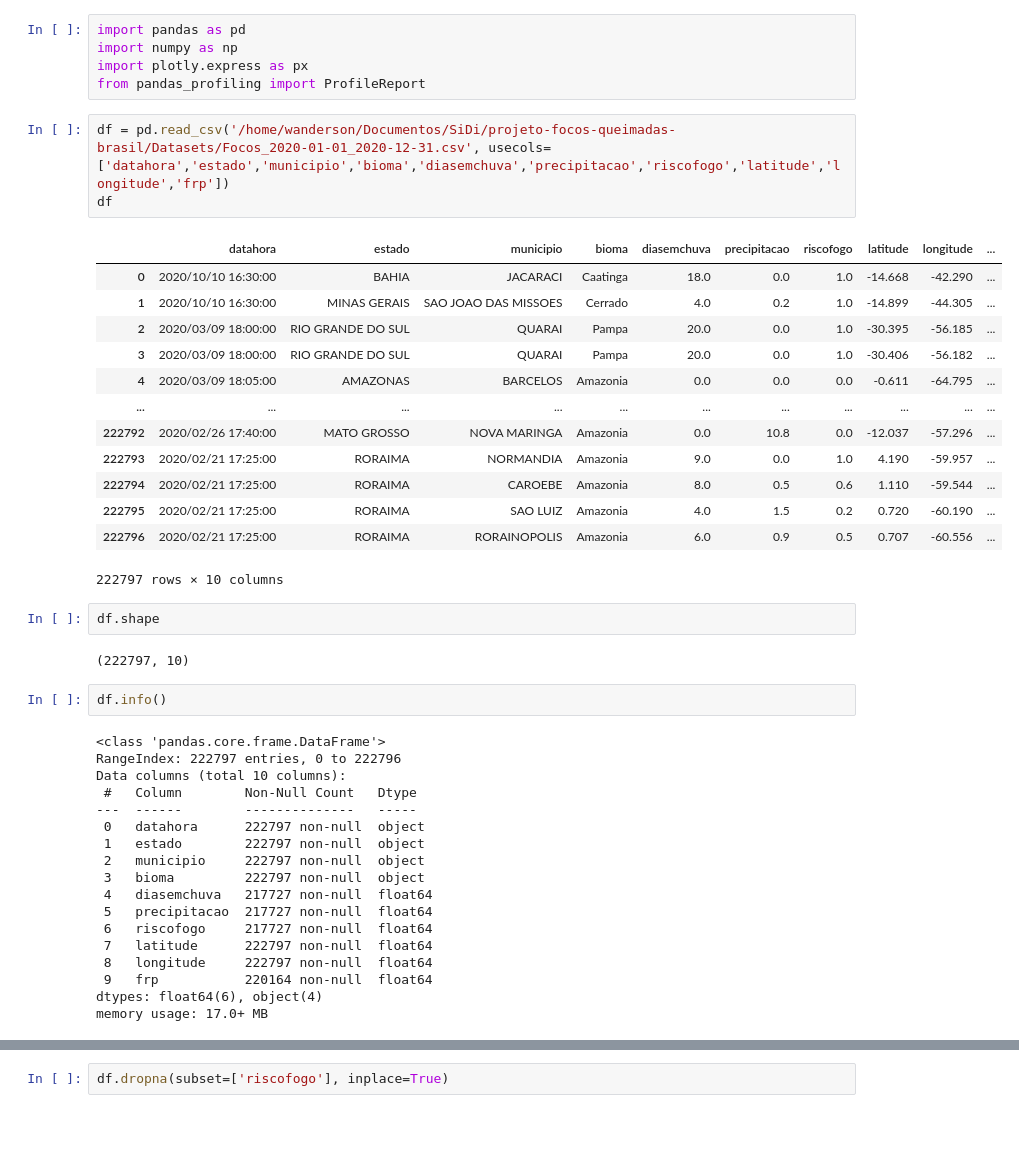
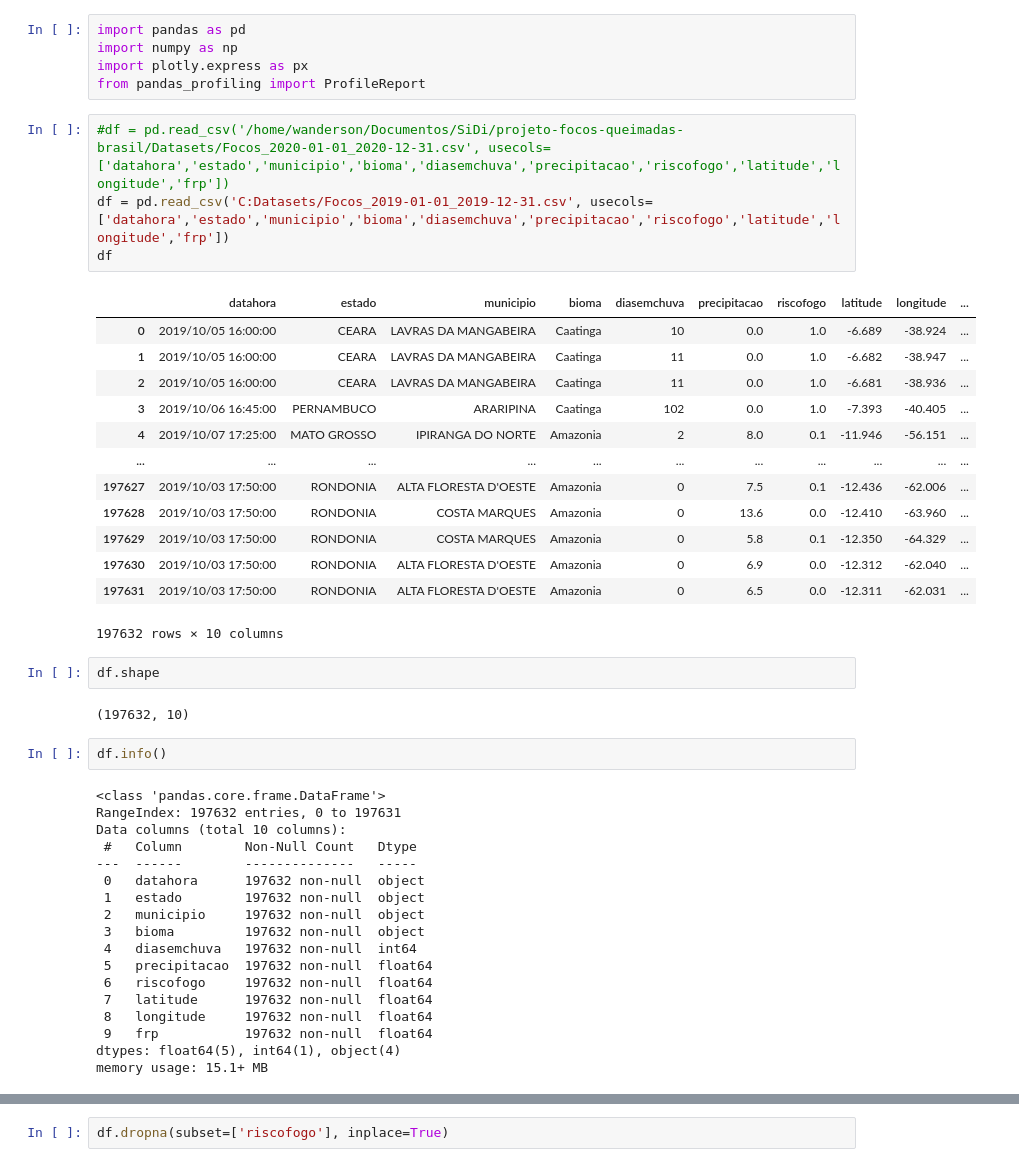
Before and after one commit to david-monte/projeto-focos-queimadas-brasil, a Jupyter notebook: Projeto de Focos de Queimadas no Brasil - 2020.ipynb, the cells around one changed output, grey strips where cells are left out. Drawn from its saved outputs; the diff is of its cells as text; blank space fills up the shorter version.

```diff
--- a/Projeto de Focos de Queimadas no Brasil - 2020.ipynb
+++ b/Projeto de Focos de Queimadas no Brasil - 2020.ipynb
@@ -4,46 +4,47 @@ import numpy as np
 import plotly.express as px
 from pandas_profiling import ProfileReport
 # %%
-df = pd.read_csv('/home/wanderson/Documentos/SiDi/projeto-focos-queimadas-brasil/Datasets/Focos_2020-01-01_2020-12-31.csv', usecols=['datahora','estado','municipio','bioma','diasemchuva','precipitacao','riscofogo','latitude','longitude','frp'])
+#df = pd.read_csv('/home/wanderson/Documentos/SiDi/projeto-focos-queimadas-brasil/Datasets/Focos_2020-01-01_2020-12-31.csv', usecols=['datahora','estado','municipio','bioma','diasemchuva','precipitacao','riscofogo','latitude','longitude','frp'])
+df = pd.read_csv('C:Datasets/Focos_2019-01-01_2019-12-31.csv', usecols=['datahora','estado','municipio','bioma','diasemchuva','precipitacao','riscofogo','latitude','longitude','frp'])
 df
 # %% [output]
 |  | datahora | estado | municipio | bioma | diasemchuva | precipitacao | riscofogo | latitude | longitude | ... |
-| 0 | 2020/10/10 16:30:00 | BAHIA | JACARACI | Caatinga | 18.0 | 0.0 | 1.0 | -14.668 | -42.290 | ... |
-| 1 | 2020/10/10 16:30:00 | MINAS GERAIS | SAO JOAO DAS MISSOES | Cerrado | 4.0 | 0.2 | 1.0 | -14.899 | -44.305 | ... |
-| 2 | 2020/03/09 18:00:00 | RIO GRANDE DO SUL | QUARAI | Pampa | 20.0 | 0.0 | 1.0 | -30.395 | -56.185 | ... |
-| 3 | 2020/03/09 18:00:00 | RIO GRANDE DO SUL | QUARAI | Pampa | 20.0 | 0.0 | 1.0 | -30.406 | -56.182 | ... |
-| 4 | 2020/03/09 18:05:00 | AMAZONAS | BARCELOS | Amazonia | 0.0 | 0.0 | 0.0 | -0.611 | -64.795 | ... |
+| 0 | 2019/10/05 16:00:00 | CEARA | LAVRAS DA MANGABEIRA | Caatinga | 10 | 0.0 | 1.0 | -6.689 | -38.924 | ... |
+| 1 | 2019/10/05 16:00:00 | CEARA | LAVRAS DA MANGABEIRA | Caatinga | 11 | 0.0 | 1.0 | -6.682 | -38.947 | ... |
+| 2 | 2019/10/05 16:00:00 | CEARA | LAVRAS DA MANGABEIRA | Caatinga | 11 | 0.0 | 1.0 | -6.681 | -38.936 | ... |
+| 3 | 2019/10/06 16:45:00 | PERNAMBUCO | ARARIPINA | Caatinga | 102 | 0.0 | 1.0 | -7.393 | -40.405 | ... |
+| 4 | 2019/10/07 17:25:00 | MATO GROSSO | IPIRANGA DO NORTE | Amazonia | 2 | 8.0 | 0.1 | -11.946 | -56.151 | ... |
 | ... | ... | ... | ... | ... | ... | ... | ... | ... | ... | ... |
-| 222792 | 2020/02/26 17:40:00 | MATO GROSSO | NOVA MARINGA | Amazonia | 0.0 | 10.8 | 0.0 | -12.037 | -57.296 | ... |
-| 222793 | 2020/02/21 17:25:00 | RORAIMA | NORMANDIA | Amazonia | 9.0 | 0.0 | 1.0 | 4.190 | -59.957 | ... |
-| 222794 | 2020/02/21 17:25:00 | RORAIMA | CAROEBE | Amazonia | 8.0 | 0.5 | 0.6 | 1.110 | -59.544 | ... |
-| 222795 | 2020/02/21 17:25:00 | RORAIMA | SAO LUIZ | Amazonia | 4.0 | 1.5 | 0.2 | 0.720 | -60.190 | ... |
-| 222796 | 2020/02/21 17:25:00 | RORAIMA | RORAINOPOLIS | Amazonia | 6.0 | 0.9 | 0.5 | 0.707 | -60.556 | ... |
+| 197627 | 2019/10/03 17:50:00 | RONDONIA | ALTA FLORESTA D'OESTE | Amazonia | 0 | 7.5 | 0.1 | -12.436 | -62.006 | ... |
+| 197628 | 2019/10/03 17:50:00 | RONDONIA | COSTA MARQUES | Amazonia | 0 | 13.6 | 0.0 | -12.410 | -63.960 | ... |
+| 197629 | 2019/10/03 17:50:00 | RONDONIA | COSTA MARQUES | Amazonia | 0 | 5.8 | 0.1 | -12.350 | -64.329 | ... |
+| 197630 | 2019/10/03 17:50:00 | RONDONIA | ALTA FLORESTA D'OESTE | Amazonia | 0 | 6.9 | 0.0 | -12.312 | -62.040 | ... |
+| 197631 | 2019/10/03 17:50:00 | RONDONIA | ALTA FLORESTA D'OESTE | Amazonia | 0 | 6.5 | 0.0 | -12.311 | -62.031 | ... |
-222797 rows × 10 columns
+197632 rows × 10 columns
 # %%
 df.shape
 # %% [output]
-(222797, 10)
+(197632, 10)
 # %%
 df.info()
 # %% [output]
 <class 'pandas.core.frame.DataFrame'>
-RangeIndex: 222797 entries, 0 to 222796
+RangeIndex: 197632 entries, 0 to 197631
 Data columns (total 10 columns):
  #   Column        Non-Null Count   Dtype
 ---  ------        --------------   -----
- 0   datahora      222797 non-null  object
- 1   estado        222797 non-null  object
- 2   municipio     222797 non-null  object
- 3   bioma         222797 non-null  object
- 4   diasemchuva   217727 non-null  float64
- 5   precipitacao  217727 non-null  float64
- 6   riscofogo     217727 non-null  float64
- 7   latitude      222797 non-null  float64
- 8   longitude     222797 non-null  float64
- 9   frp           220164 non-null  float64
-dtypes: float64(6), object(4)
-memory usage: 17.0+ MB
+ 0   datahora      197632 non-null  object
+ 1   estado        197632 non-null  object
+ 2   municipio     197632 non-null  object
+ 3   bioma         197632 non-null  object
+ 4   diasemchuva   197632 non-null  int64
+ 5   precipitacao  197632 non-null  float64
+ 6   riscofogo     197632 non-null  float64
+ 7   latitude      197632 non-null  float64
+ 8   longitude     197632 non-null  float64
+ 9   frp           197632 non-null  float64
+dtypes: float64(5), int64(1), object(4)
+memory usage: 15.1+ MB
 # %%
 df[df['riscofogo'].isna()]
 # %% [output]
```
Also changed, not shown: parts of 16 cells of this notebook, 1 other file.
